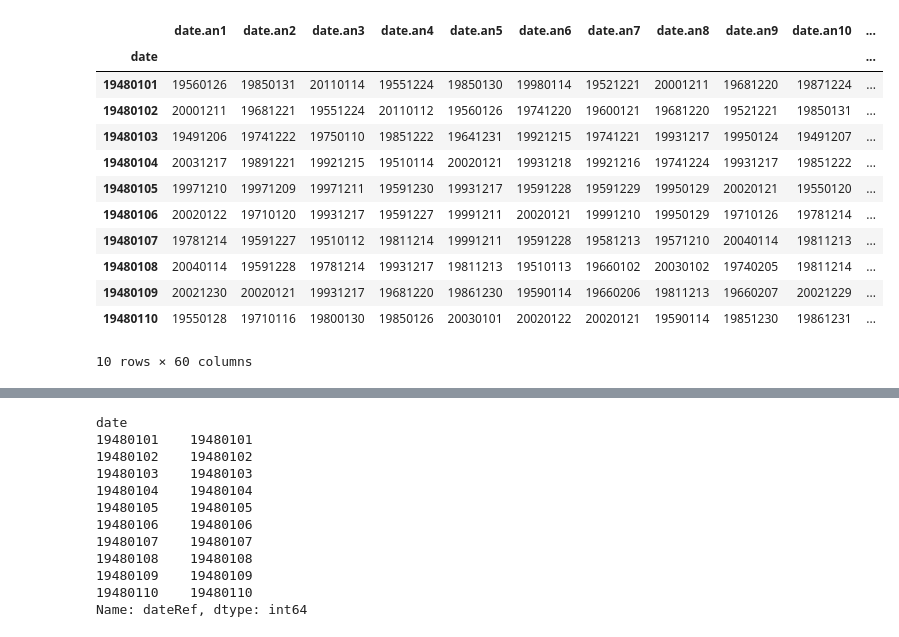
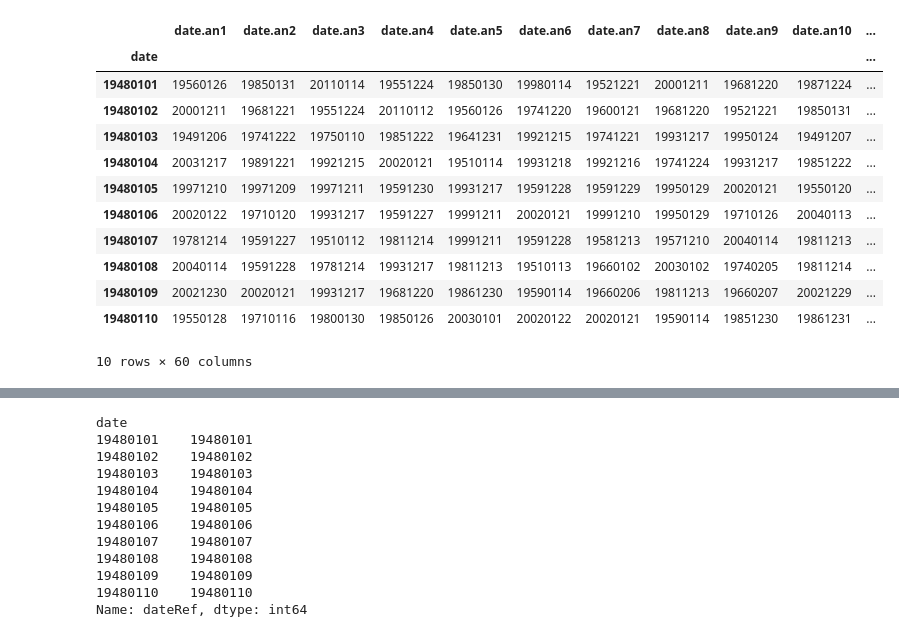
Before and after one commit to KatiRG/analogues, a Jupyter notebook: Build_analogues-all.ipynb, the cells around one changed output, grey strips where cells are left out. Saved outputs shown, nothing was run; the diff lists cells and outputs as text; code cells hidden in the pictures.

```diff
--- a/Build_analogues-all.ipynb
+++ b/Build_analogues-all.ipynb
@@ -17,23 +18,26 @@ num_analogues = 20 #number of analogues searched for
 num_cols = 3 #dateAnlg, Dis, Corr
 # %%
 # Create dataframe from analogues file
+# Latest file: /home/estimr1/yiou/estimr1/NCEP/slpano-NA.analog30rms.1d.all1948-2016.dat
+# 2015: /home/estimr1/yiou/estimr1/NCEP/slpano-NA.analog30rms.1d.all1948-2015.dat
+# Note that last day in 2015 file is 20151225 (and NOT 20151231) because that is the last sunday of Dec 2015.
 
 dfS = pd.DataFrame()
-dfS = pd.read_csv('analogues.tsv', delimiter=' ', index_col=0)
+dfS = pd.read_csv('/home/estimr1/yiou/estimr1/NCEP/slpano-NA.analog30rms.1d.all1948-2016.dat', delimiter=' ', index_col=0)
 #dfS.set_index('Date', inplace=True)
 
 dfS.head(10)
 
 #dfS.index.name
 # %% [output]
 |  | date.an1 | date.an2 | date.an3 | date.an4 | date.an5 | date.an6 | date.an7 | date.an8 | date.an9 | date.an10 | ... |
 | date |  |  |  |  |  |  |  |  |  |  | ... |
 | 19480101 | 19560126 | 19850131 | 20110114 | 19551224 | 19850130 | 19980114 | 19521221 | 20001211 | 19681220 | 19871224 | ... |
 | 19480102 | 20001211 | 19681221 | 19551224 | 20110112 | 19560126 | 19741220 | 19600121 | 19681220 | 19521221 | 19850131 | ... |
 | 19480103 | 19491206 | 19741222 | 19750110 | 19851222 | 19641231 | 19921215 | 19741221 | 19931217 | 19950124 | 19491207 | ... |
-| 19480104 | 20031217 | 19891221 | 19921215 | 19510114 | 20020121 | 19931218 | 19921216 | 19741224 | 19931217 | 19851222 | ... |
+| 19480104 | 20031217 | 19891221 | 19921215 | 20020121 | 19510114 | 19931218 | 19921216 | 19741224 | 19931217 | 19851222 | ... |
 | 19480105 | 19971210 | 19971209 | 19971211 | 19591230 | 19931217 | 19591228 | 19591229 | 19950129 | 20020121 | 19550120 | ... |
-| 19480106 | 20020122 | 19710120 | 19931217 | 19591227 | 19991211 | 20020121 | 19991210 | 19950129 | 19710126 | 19781214 | ... |
+| 19480106 | 20020122 | 19710120 | 19931217 | 19591227 | 19991211 | 20020121 | 19991210 | 19950129 | 19710126 | 20040113 | ... |
 | 19480107 | 19781214 | 19591227 | 19510112 | 19811214 | 19991211 | 19591228 | 19581213 | 19571210 | 20040114 | 19811213 | ... |
 | 19480108 | 20040114 | 19591228 | 19781214 | 19931217 | 19811213 | 19510113 | 19660102 | 20030102 | 19740205 | 19811214 | ... |
 | 19480109 | 20021230 | 20020121 | 19931217 | 19681220 | 19861230 | 19590114 | 19660206 | 19811213 | 19660207 | 20021229 | ... |
```
Also changed, not shown: parts of 21 cells of this notebook, 5 other files.
